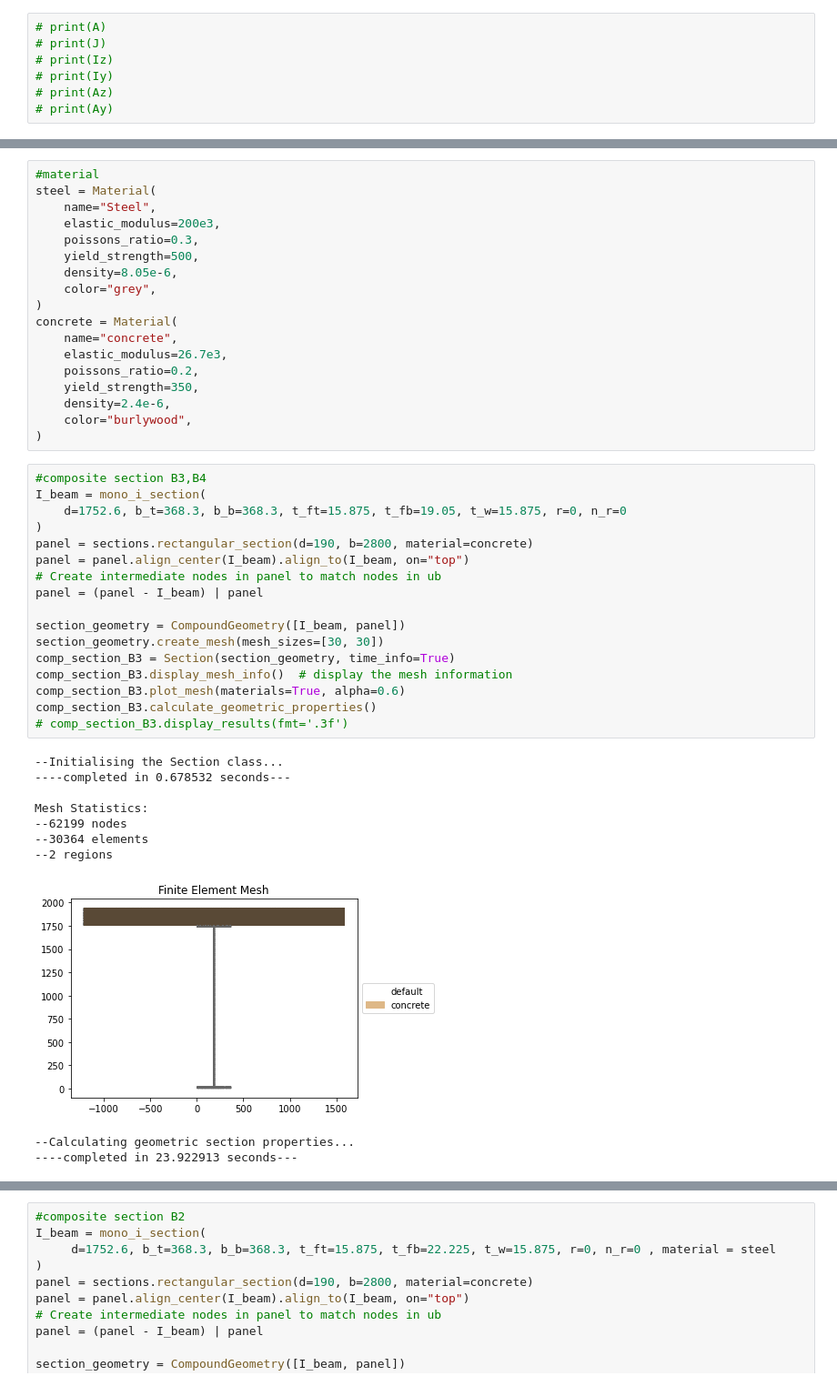
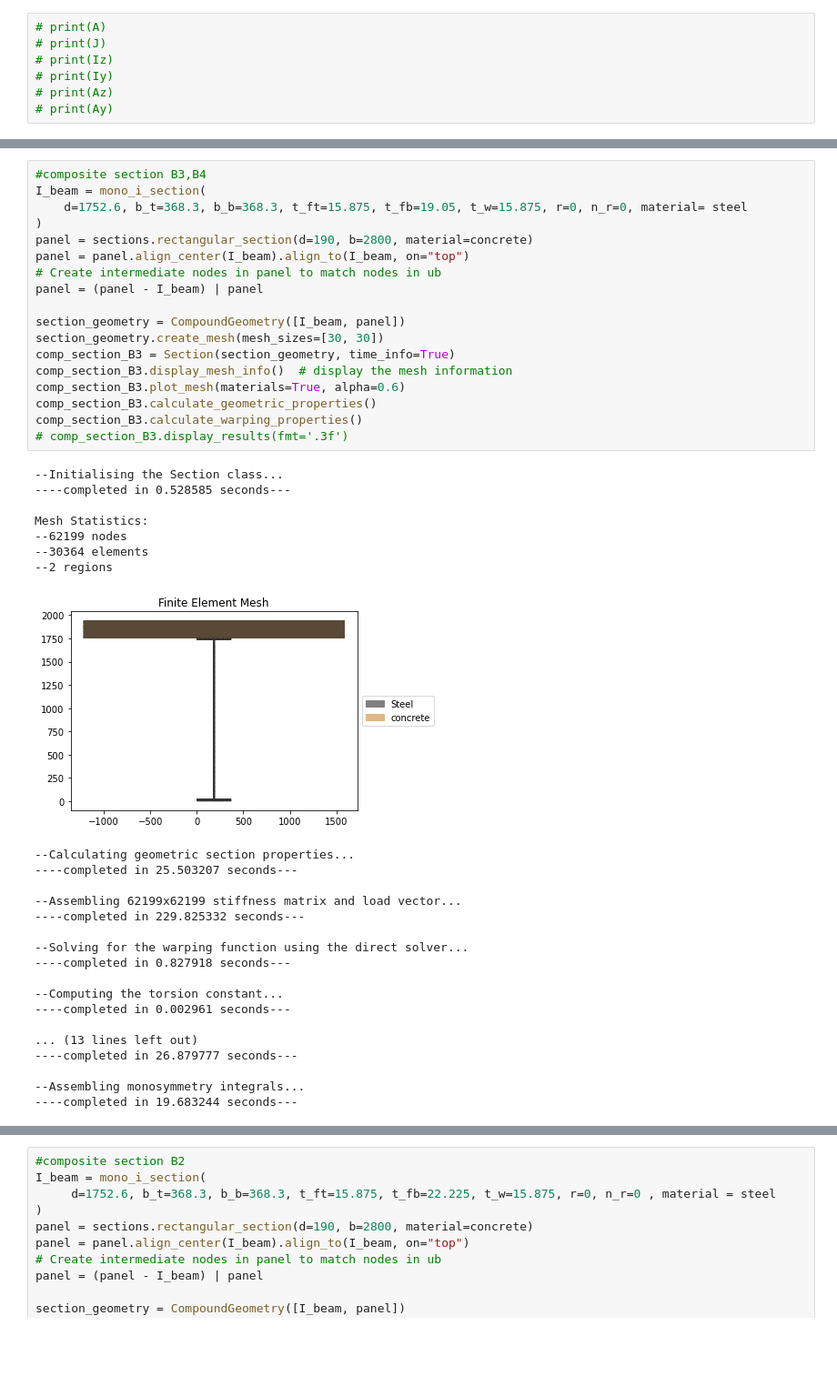
Before and after one commit to daravann/FYP, a Jupyter notebook: FYP/FYP/section property.ipynb, the cells around one changed output, grey strips where cells are left out. Shown at 91% size. Cells and saved outputs as stored; diff of their text form; blank space fills up the shorter version.

```diff
--- a/FYP/FYP/section property.ipynb
+++ b/FYP/FYP/section property.ipynb
@@ -199,49 +262,47 @@ End_slab = Section(end_slab)
-# %%
-#material
-steel = Material(
-    name="Steel",
-    elastic_modulus=200e3,
-    poissons_ratio=0.3,
-    yield_strength=500,
-    density=8.05e-6,
-    color="grey",
-)
-concrete = Material(
-    name="concrete",
-    elastic_modulus=26.7e3,
-    poissons_ratio=0.2,
-    yield_strength=350,
-    density=2.4e-6,
-    color="burlywood",
-)
 # %%
 #composite section B3,B4
 I_beam = mono_i_section(
-    d=1752.6, b_t=368.3, b_b=368.3, t_ft=15.875, t_fb=19.05, t_w=15.875, r=0, n_r=0
+    d=1752.6, b_t=368.3, b_b=368.3, t_ft=15.875, t_fb=19.05, t_w=15.875, r=0, n_r=0, material= steel
 )
 panel = sections.rectangular_section(d=190, b=2800, material=concrete)
 panel = panel.align_center(I_beam).align_to(I_beam, on="top")
 # Create intermediate nodes in panel to match nodes in ub
 panel = (panel - I_beam) | panel
 
 section_geometry = CompoundGeometry([I_beam, panel])
 section_geometry.create_mesh(mesh_sizes=[30, 30])
 comp_section_B3 = Section(section_geometry, time_info=True)
 comp_section_B3.display_mesh_info()  # display the mesh information
 comp_section_B3.plot_mesh(materials=True, alpha=0.6)
 comp_section_B3.calculate_geometric_properties()
+comp_section_B3.calculate_warping_properties()
 # comp_section_B3.display_results(fmt='.3f')
 # %% [output]
 --Initialising the Section class...
-----completed in 0.678532 seconds---
+----completed in 0.528585 seconds---
 
 Mesh Statistics:
 --62199 nodes
 --30364 elements
 --2 regions
-[figure, old version]
+[figure, new version]
 --Calculating geometric section properties...
-----completed in 23.922913 seconds---
+----completed in 25.503207 seconds---
+
+--Assembling 62199x62199 stiffness matrix and load vector...
+----completed in 229.825332 seconds---
+
+--Solving for the warping function using the direct solver...
+----completed in 0.827918 seconds---
+
+--Computing the torsion constant...
+----completed in 0.002961 seconds---
+
+... (13 lines left out)
+----completed in 26.879777 seconds---
+
+--Assembling monosymmetry integrals...
+----completed in 19.683244 seconds---
 # %%
 a_B3= comp_section_B3.get_area()
 j_B3= comp_section_B3.get_j()
```
Also changed, not shown: parts of 16 cells of this notebook, 1 other file.
